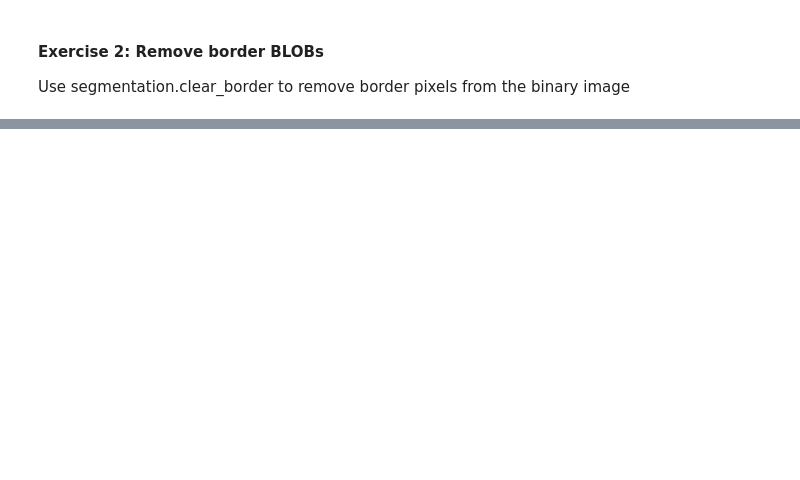
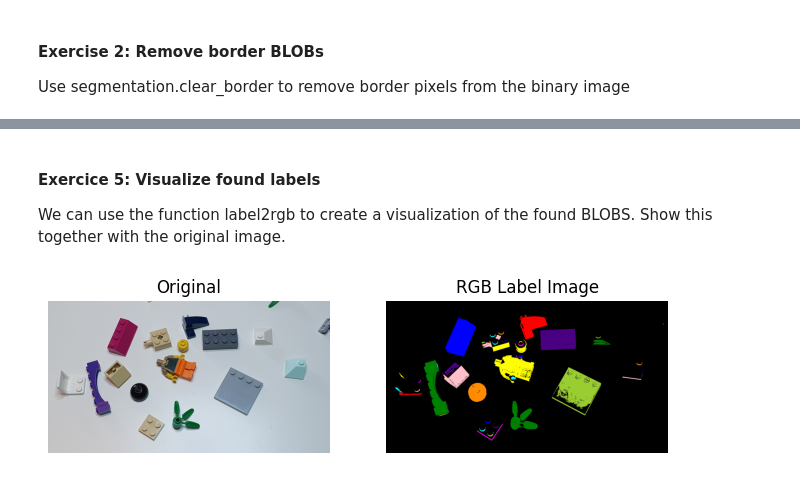
Before and after one commit to Bochoxic/Image-Analisis-Course-DTU, a Jupyter notebook: ex5-BLOBAnalysis/Exercise5.ipynb, the cells around one changed output, grey strips where cells are left out. Cells and saved outputs as stored; diff of their text form; code cells hidden in the pictures; blank space fills up the shorter version.

Commit message:
Finished all exercices

```diff
--- a/ex5-BLOBAnalysis/Exercise5.ipynb
+++ b/ex5-BLOBAnalysis/Exercise5.ipynb
@@ -58,0 +85,8 @@ Use segmentation.clear_border to remove border pixels from the binary image
+# %% [markdown]
+#### Exercice 5: Visualize found labels
+We can use the function label2rgb to create a visualization of the found BLOBS. Show this together with the original image.
+# %%
+rgb_label_img = label2rgb(label_img)
+show_comparison(img, rgb_label_img, "RGB Label Image")
+# %% [output]
+[figure, added]
```
Also changed, not shown: parts of 42 cells of this notebook, 6 other files.
